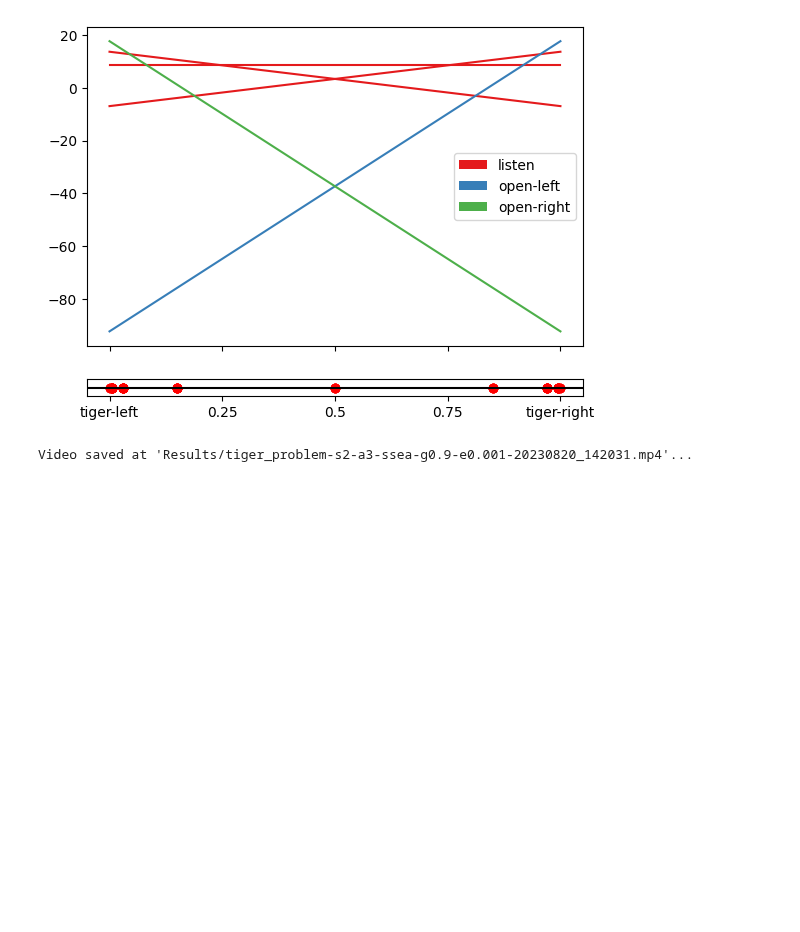
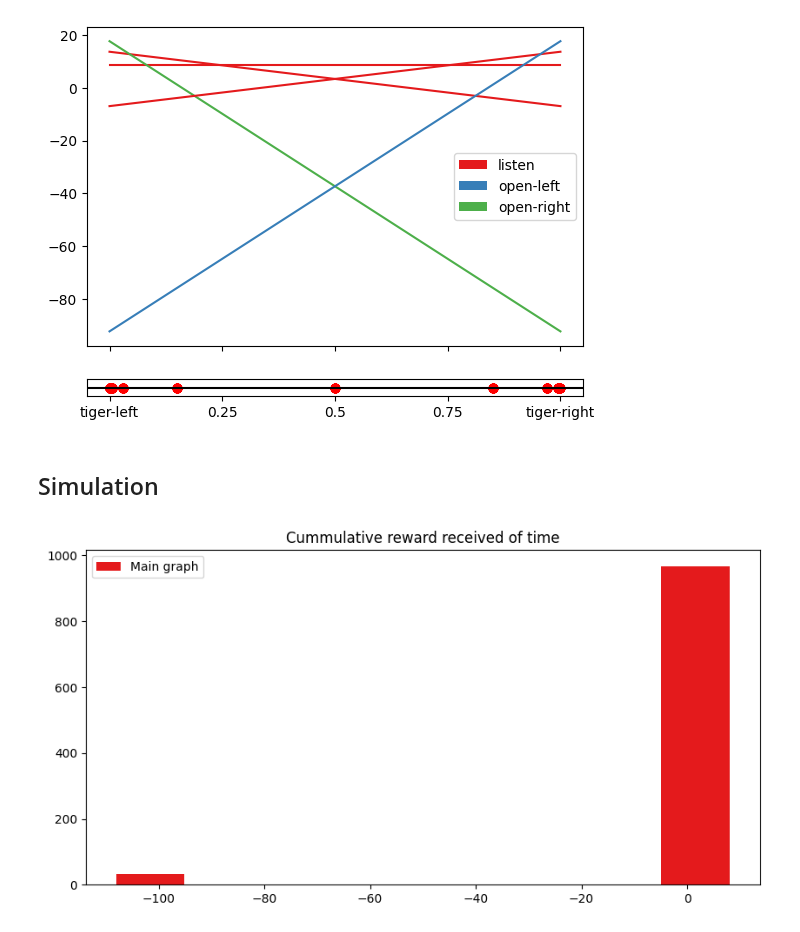
Before and after one commit to PimLb/POMDP_PBVI_Exploration, a Jupyter notebook: Experiments/tiger_problem.ipynb, the cells around one changed output. Drawn from its saved outputs; the diff is of its cells as text; code cells hidden in the pictures; blank space fills up the shorter version.

Commit message:
Implroved project structure, improved simulation process and added some comments

```diff
--- a/Experiments/tiger_problem.ipynb
+++ b/Experiments/tiger_problem.ipynb
@@ -60,12 +60,12 @@ for i,_ in enumerate(states):
         for a in [1,2]:
             observation_table[i,a,k] = 0.5
 # %%
-model = POMDP_Model(states=states,
-                    actions=actions,
-                    observations=observations,
-                    transitions=transition_table,
-                    rewards=reward_table,
-                    observation_table=observation_table)
+model = Model(states=states,
+              actions=actions,
+              observations=observations,
+              transitions=transition_table,
+              rewards=reward_table,
+              observation_table=observation_table)
 # %%
 solver = PBVI_Solver(8,20)
 solution, solve_history = solver.solve(model)
@@ -77,6 +77,16 @@ solve_history.plot_solution()
 <Figure size 700x500 with 0 Axes>
 [figure]
 # %%
-solve_history.save_history_video('tiger_problem')
+# solve_history.save_history_video('tiger_problem')
-# %% [output]
-Video saved at 'Results/tiger_problem-s2-a3-ssea-g0.9-e0.001-20230820_142031.mp4'...
+# %% [markdown]
+## Simulation
+# %%
+agent = Agent(model)
+agent.train(solver)
+# %%
+sim = Simulation(model, done_on_action=[1,2])
+rewards = agent.run_n_simulations(sim, 1000)
+# %%
+rewards.plot('histogram')
+# %% [output]
+[figure, added]
```
Also changed, not shown: parts of 1 cell of this notebook, 4 other files.
